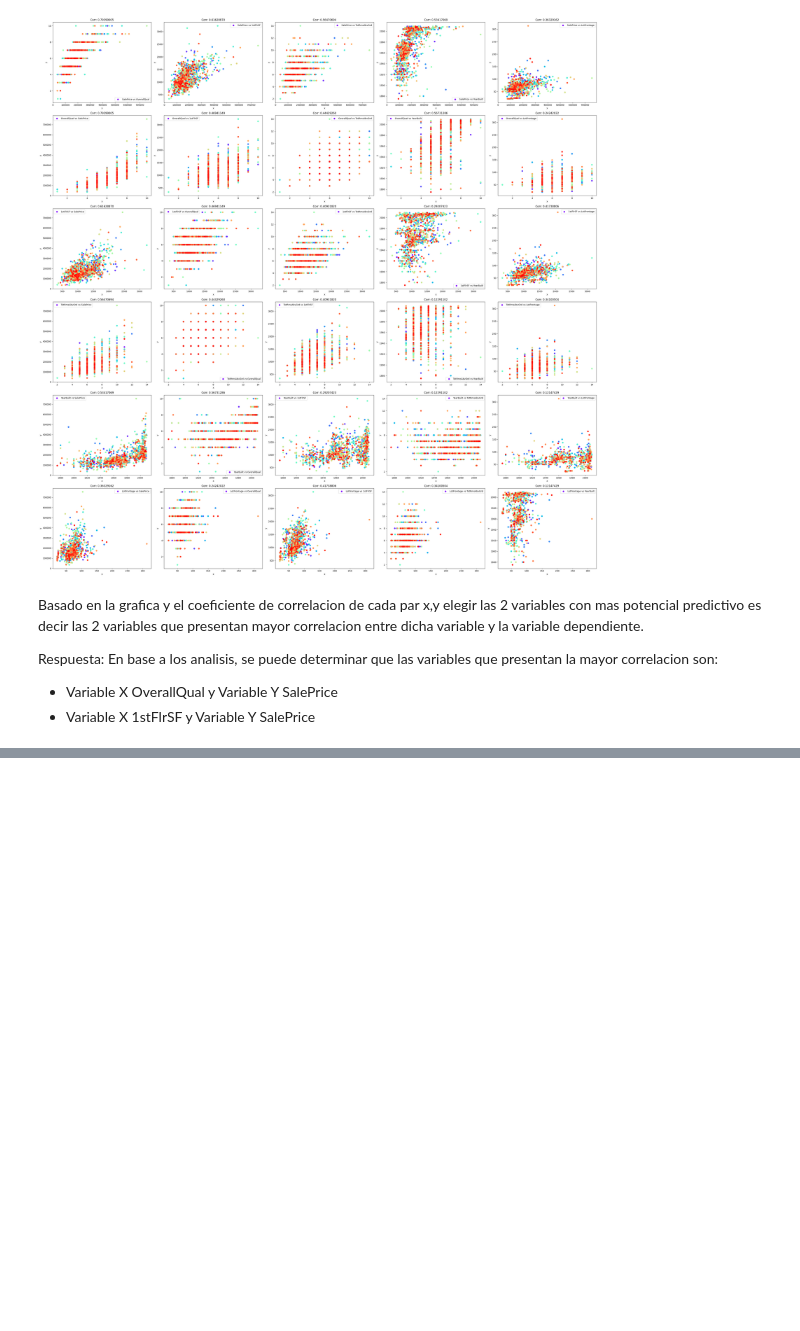
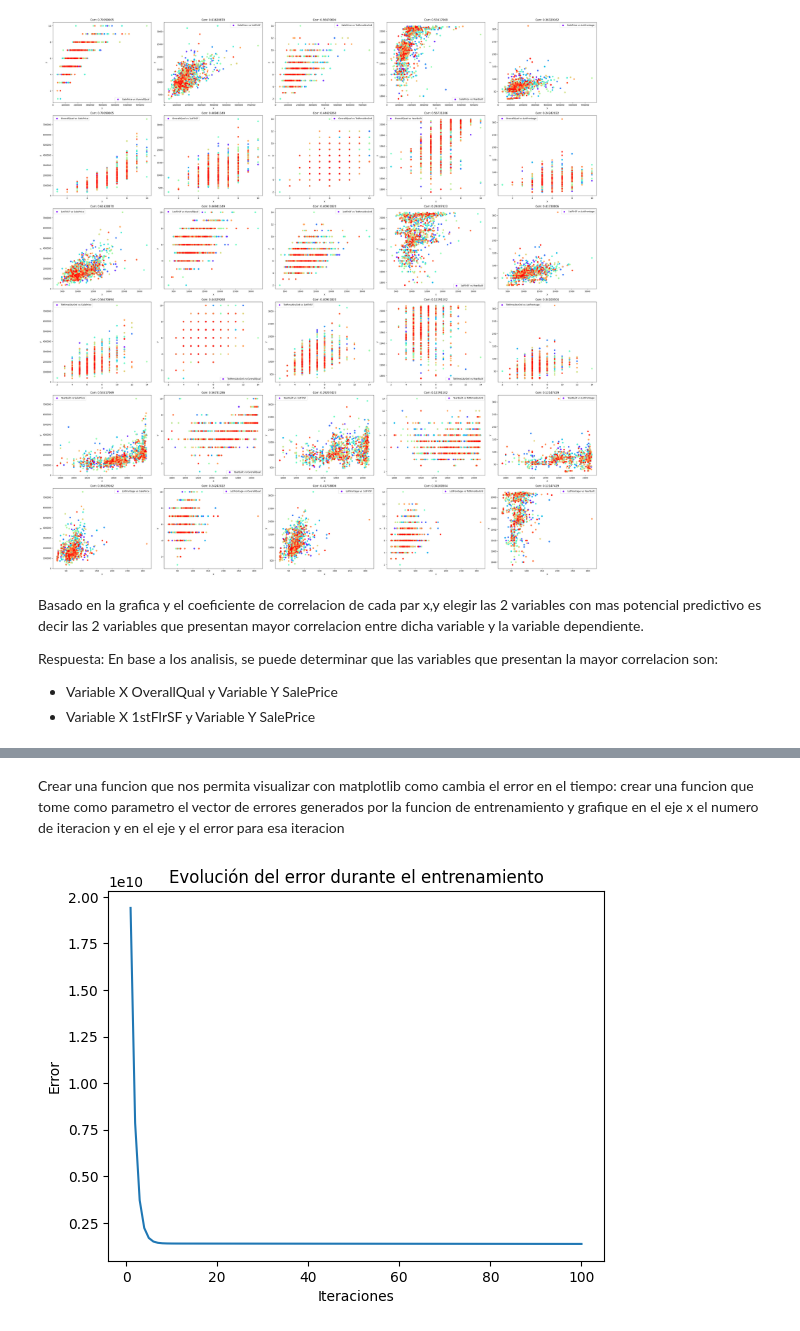
Before and after one commit to herbertreyes13j/proyecto1, a Jupyter notebook: Proyecto1.ipynb, the cells around one changed output, grey strips where cells are left out. Cells and saved outputs as stored; diff of their text form; code cells hidden in the pictures; blank space fills up the shorter version.

```diff
--- a/Proyecto1.ipynb
+++ b/Proyecto1.ipynb
@@ -193,0 +257,16 @@ Respuesta: En base a los analisis, se puede determinar que las variables que pre
+# %% [markdown]
+Crear una funcion que nos permita visualizar con matplotlib como cambia el error en
+el tiempo: crear una funcion que tome como parametro el vector de errores generados
+por la funcion de entrenamiento y grafique en el eje x el numero de iteracion y en
+el eje y el error para esa iteracion
+# %%
+def plot_evolucion_errores(errores):
+    plt.plot(range(1,len(errores)+1),errores)
+    plt.xlabel("Iteraciones")
+    plt.ylabel("Error")
+    plt.title('Evolución del error durante el entrenamiento')
+    plt.show()
+
+plot_evolucion_errores(errores)
+# %% [output]
+[figure, added]
```
Also changed, not shown: parts of 2 cells of this notebook.
